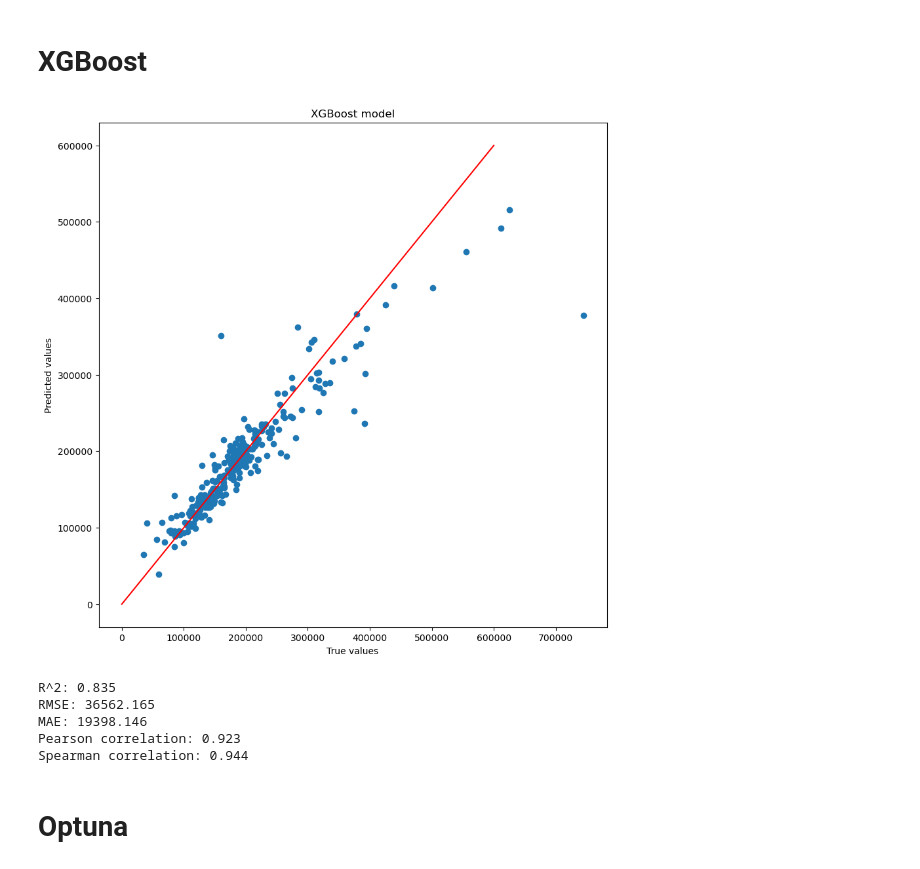
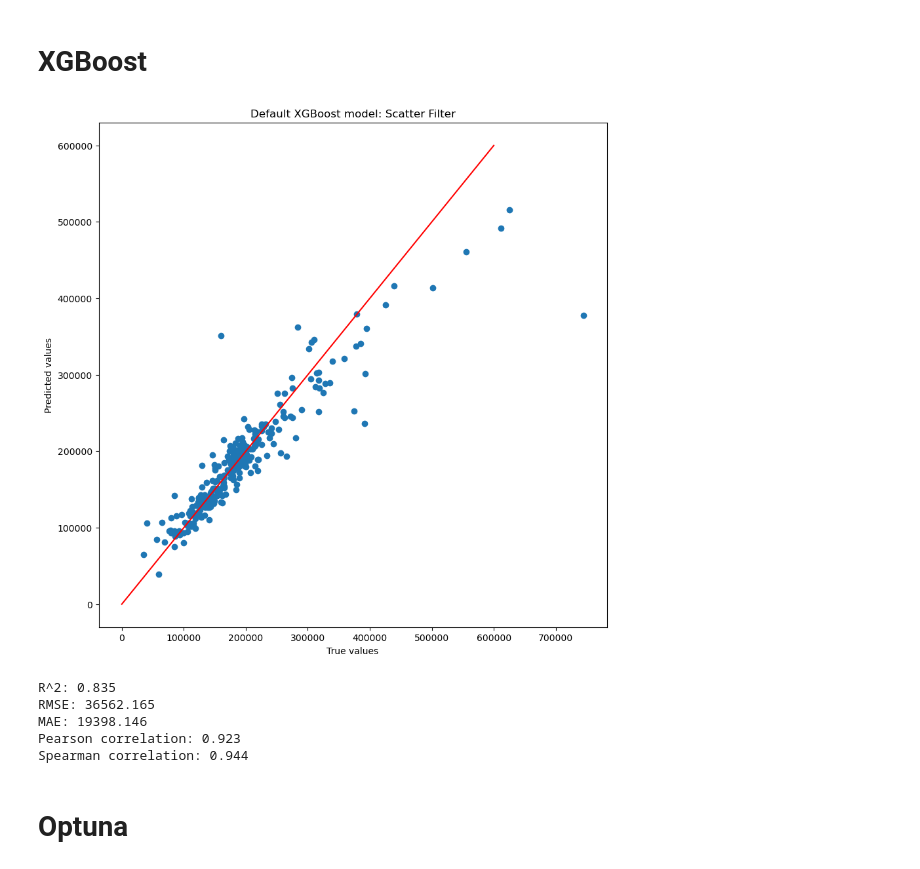
Before and after one commit to ljhason/House_Prices_Reg_Predictions, a Jupyter notebook: Models/XGBoost2.ipynb, the cells around one changed output. Drawn from its saved outputs; the diff is of its cells as text; code cells hidden in the pictures.

```diff
--- a/Models/XGBoost2.ipynb
+++ b/Models/XGBoost2.ipynb
@@ -134,26 +137,26 @@ y_pred = XGB.predict(x_test)
 # %%
 # scatter plot of predicted vs actual
 plt.figure(figsize=(10, 10))
 plt.scatter(y_test, y_pred)
 plt.plot(range(0, 600000), range(0, 600000), color='red')
 plt.xlabel("True values")
 plt.ylabel("Predicted values")
-plt.title("XGBoost model")
+plt.title("Default XGBoost model: Scatter Filter")
 plt.show()
 
 pearson_corr, _ = stats.pearsonr(y_test, y_pred)
 spearman_corr, _ = stats.spearmanr(y_test, y_pred)
 r2 = r2_score(y_test, y_pred)
 mae = mean_absolute_error(y_test, y_pred)
 rmse = math.sqrt(mean_squared_error(y_test, y_pred))
 
 print(f"R^2: {r2:.3f}")
 print(f"RMSE: {rmse:.3f}")
 print(f"MAE: {mae:.3f}")
 print(f"Pearson correlation: {pearson_corr:.3f}")
 print(f"Spearman correlation: {spearman_corr:.3f}")
 # %% [output]
-[figure, old version]
+[figure, new version]
 R^2: 0.835
 RMSE: 36562.165
 MAE: 19398.146
```
Also changed, not shown: parts of 17 cells of this notebook.
